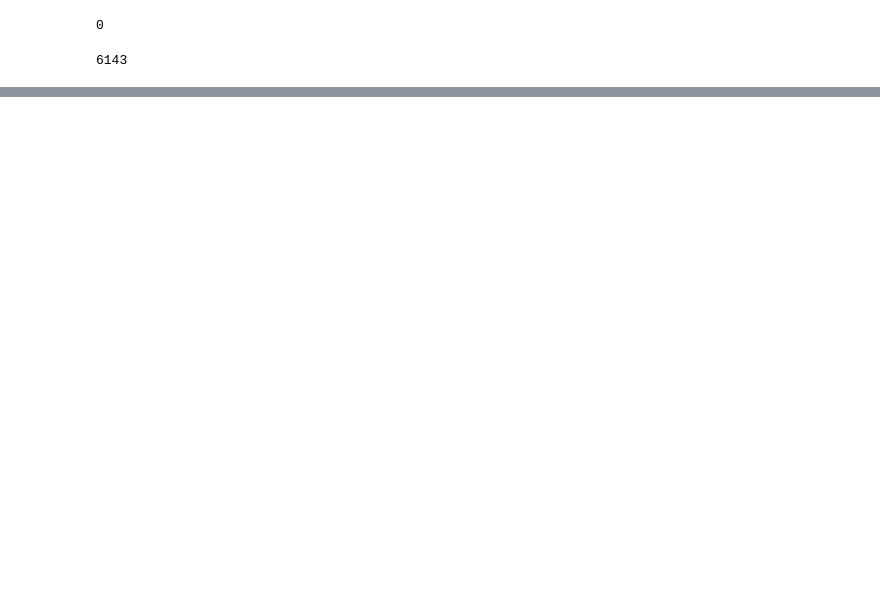
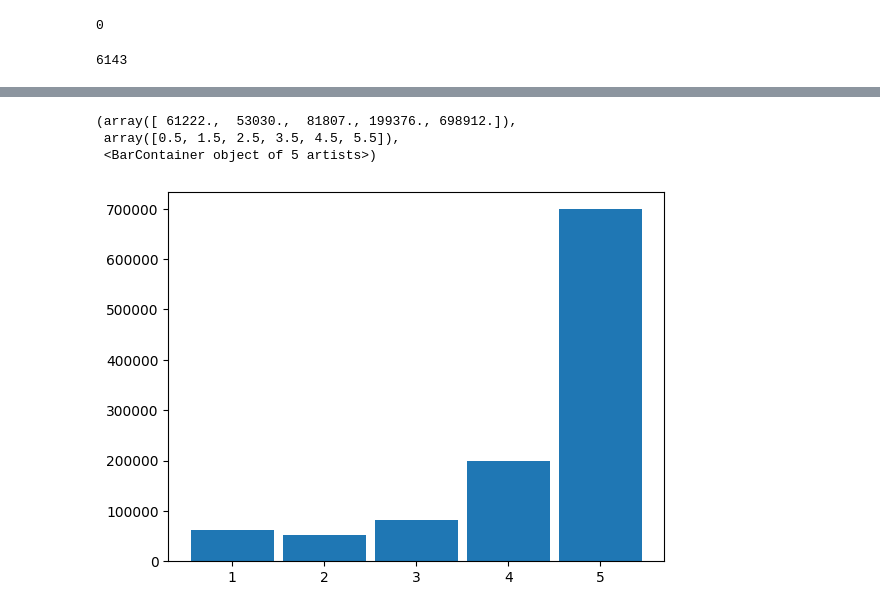
Before and after one commit to uhrelee/sephora_nlp, a Jupyter notebook: sephora_nlp.ipynb, the cells around one changed output, grey strips where cells are left out. Saved outputs shown, nothing was run; the diff lists cells and outputs as text; code cells hidden in the pictures; blank space fills up the shorter version.

Commit message:
working on univariate visualizations

```diff
--- a/sephora_nlp.ipynb
+++ b/sephora_nlp.ipynb
@@ -103,0 +150,11 @@ len(products_without_reviews)
+# %%
+plt.hist(reviews['rating'], bins=[0.5, 1.5, 2.5, 3.5, 4.5, 5.5], rwidth=0.9)
+plt.xlabel('Rating')
+plt.ylabel('Number of Reviews')
+plt.title("Ratings in the Reviews Dataset")
+plt.show()
+# %% [output]
+(array([ 61222.,  53030.,  81807., 199376., 698912.]),
+ array([0.5, 1.5, 2.5, 3.5, 4.5, 5.5]),
+ <BarContainer object of 5 artists>)
+[figure, added]
```
Also changed, not shown: parts of 32 cells of this notebook.
